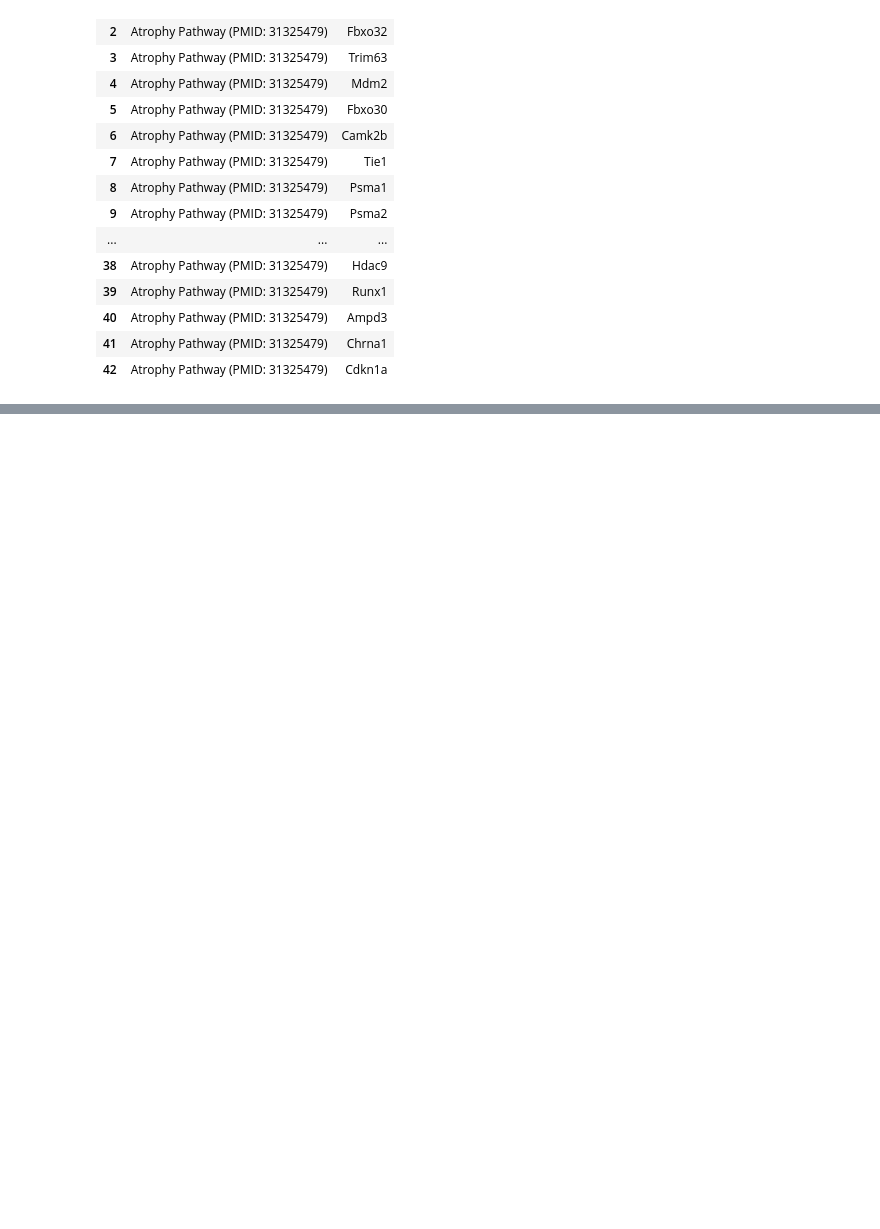
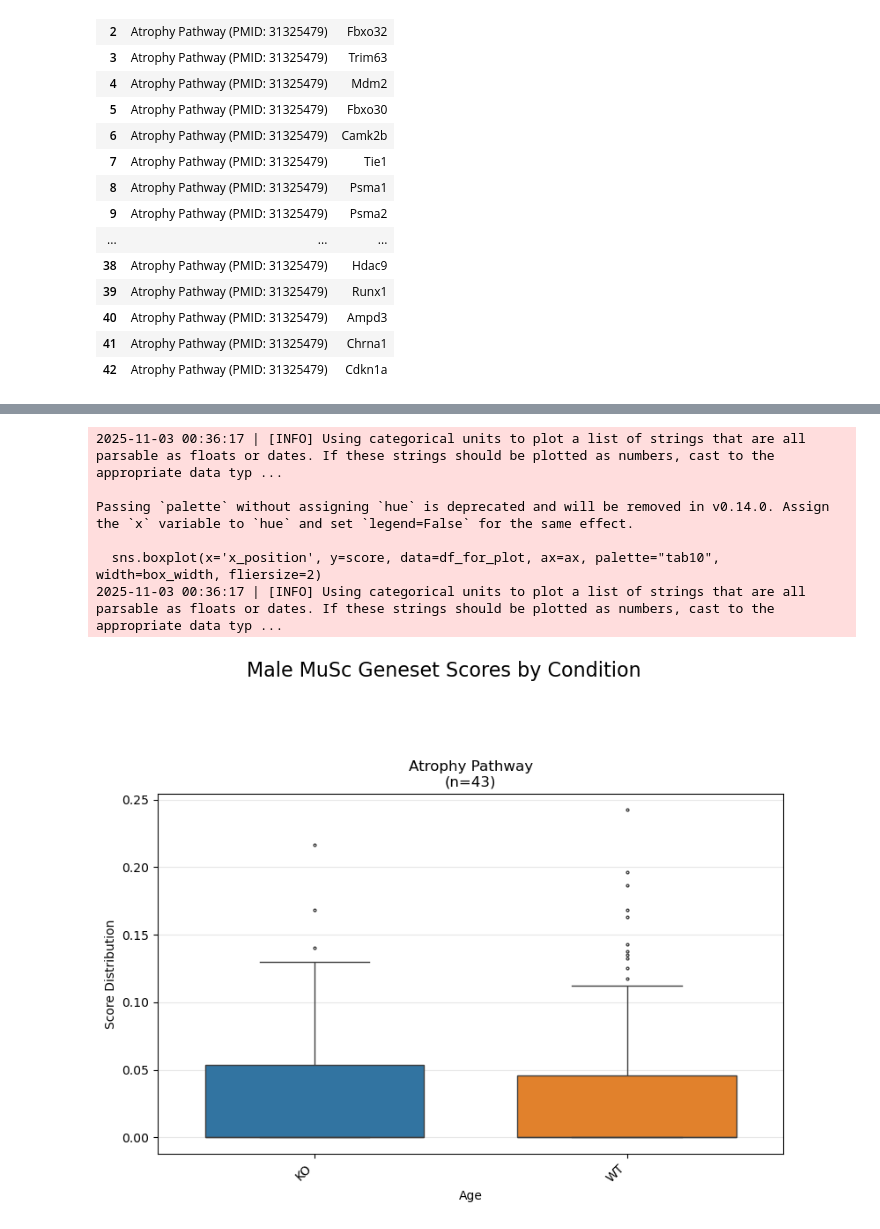
Before and after one commit to akanksha-sachan/TA_muscle_ageing, a Jupyter notebook: py_scripts/geneset_analysis/group_level_analysis.ipynb, the cells around one changed output, grey strips where cells are left out. Drawn from its saved outputs; the diff is of its cells as text; code cells hidden in the pictures; blank space fills up the shorter version.

```diff
--- a/py_scripts/geneset_analysis/group_level_analysis.ipynb
+++ b/py_scripts/geneset_analysis/group_level_analysis.ipynb
@@ -91,0 +91,9 @@ sc.pl.umap(adata_musc_f, color=["Atrophy Pathway", 'condition'])
+# %%
+# Use cell-level data directly from adata.obs
+cell_level_scores_df = adata_musc_m.obs[['sample_id', 'condition', 'C_scANVI', 'Atrophy Pathway']].copy()
+geneset_sizes_data = {
+    'Atrophy Pathway': 43
+}
+geneset_sizes_series = pd.Series(geneset_sizes_data)
+# Your list of score columns
+score_cols_to_plot = list(geneset_sizes_series.index)
@@ -91,0 +246,23 @@ sc.pl.umap(adata_musc_f, color=["Atrophy Pathway", 'condition'])
+# %%
+plot_pathway_box_distributions_by_age( # Note the new function name
+    df_cell_level=cell_level_scores_df,
+    score_cols=score_cols_to_plot,
+    geneset_sizes=geneset_sizes_series,
+    age_col='condition',
+    sample_col='sample_id',
+    annotation_col='C_scANVI',
+    target_annotation=None,
+    filter_quantile_to_keep_top=None,
+    n_subplot_cols=1,
+    box_width=0.7,
+    sample_label_y_offset_factor=0.08,
+    title_text='Male MuSc Geneset Scores by Condition'
+)
+# %% [output]
+2025-11-03 00:36:17 | [INFO] Using categorical units to plot a list of strings that are all parsable as floats or dates. If these strings should be plotted as numbers, cast to the appropriate data typ ...
+
+Passing `palette` without assigning `hue` is deprecated and will be removed in v0.14.0. Assign the `x` variable to `hue` and set `legend=False` for the same effect.
+
+  sns.boxplot(x='x_position', y=score, data=df_for_plot, ax=ax, palette="tab10", width=box_width, fliersize=2)
+2025-11-03 00:36:17 | [INFO] Using categorical units to plot a list of strings that are all parsable as floats or dates. If these strings should be plotted as numbers, cast to the appropriate data typ ...
+[figure, added]
```
Also changed, not shown: parts of 6 cells of this notebook.
